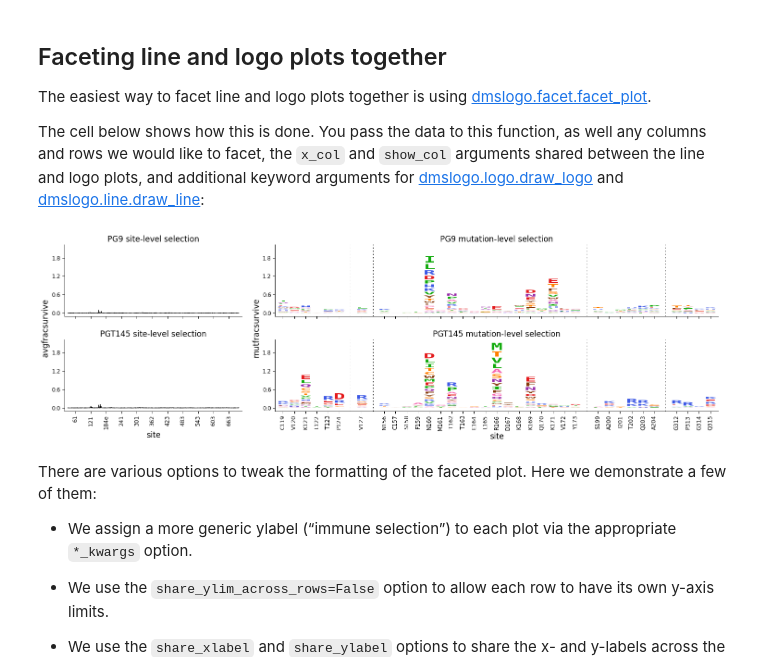
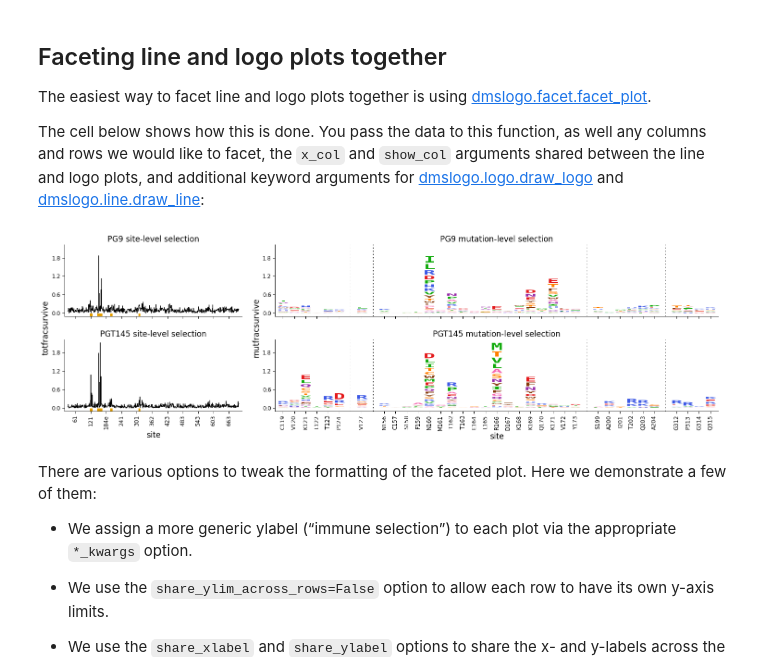
Before and after one commit to jbloomlab/dmslogo, a Jupyter notebook: notebooks/basic_example.ipynb, the cells around one changed output. Cells and saved outputs as stored; diff of their text form; code cells hidden in the pictures.

```diff
--- a/notebooks/basic_example.ipynb
+++ b/notebooks/basic_example.ipynb
@@ -391,9 +386,9 @@ at each site across all mutations, and add that to our data frame:
 data_hiv = (
     data_hiv
     .query('mutation != wildtype') # only care about mutations; get rid of wildtype values
-    .assign(avgfracsurvive=lambda x: x.groupby(['antibody', 'site'])
+    .assign(totfracsurvive=lambda x: x.groupby(['antibody', 'site'])
                                         ['mutfracsurvive']
-                                        .transform('mean')
+                                        .transform('sum')
             )
     )
 # %% [markdown]
@@ -474,20 +465,20 @@ plots, and additional keyword arguments for
 # %%
 fig, axes = dmslogo.facet_plot(
                     data_hiv,
                     gridrow_col='antibody',
                     x_col='isite',
                     show_col='show_site',
-                    draw_line_kwargs=dict(height_col='avgfracsurvive',
+                    draw_line_kwargs=dict(height_col='totfracsurvive',
                                           xtick_col='site'),
                     draw_logo_kwargs=dict(letter_col='mutation',
                                           letter_height_col='mutfracsurvive',
                                           xtick_col='site_label',
                                           xlabel='site'),
                     line_titlesuffix='site-level selection',
                     logo_titlesuffix='mutation-level selection'
                     )
 # %% [output]
-[figure, old version]
+[figure, new version]
 # %% [markdown]
 There are various options to tweak the formatting of the faceted plot. Here we demonstrate a few of them:
 
```
Also changed, not shown: parts of 7 cells of this notebook, 3 other files.
